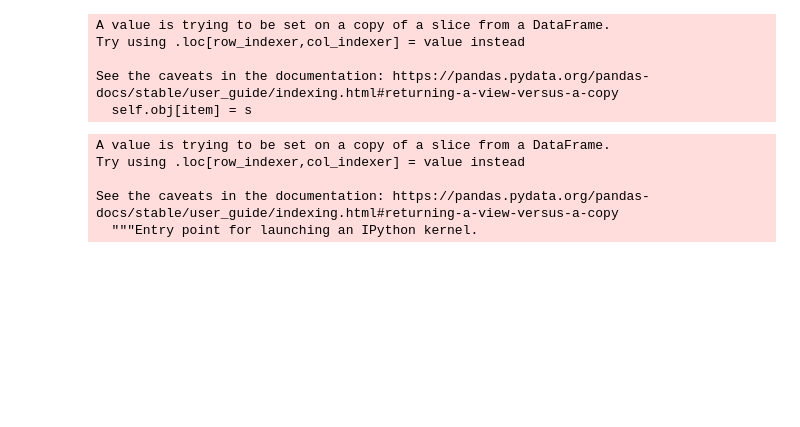
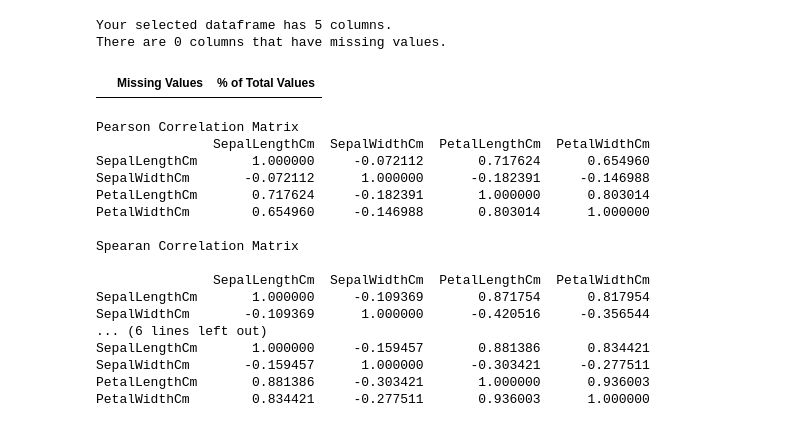
Before and after one commit to CanisiusAVC/GitHub_Projets, a Jupyter notebook: Squirrel_package.ipynb, the cells around one changed output. Saved outputs shown, nothing was run; the diff lists cells and outputs as text; code cells hidden in the pictures; blank space fills up the shorter version.

```diff
--- a/Squirrel_package.ipynb
+++ b/Squirrel_package.ipynb
@@ -70,17 +60,53 @@ sex
-# %%
-copy.loc[:,cat_res.columns[0]] = copy.select_dtypes(exclude="number").dropna()
-# %% [output]
-A value is trying to be set on a copy of a slice from a DataFrame.
-Try using .loc[row_indexer,col_indexer] = value instead
-
-See the caveats in the documentation: https://pandas.pydata.org/pandas-docs/stable/user_guide/indexing.html#returning-a-view-versus-a-copy
-  self.obj[item] = s
-# %%
-copy[cat_res.columns[0]] = copy[cat_res.columns[0]].dropna()
-# %% [output]
-A value is trying to be set on a copy of a slice from a DataFrame.
-Try using .loc[row_indexer,col_indexer] = value instead
-
-See the caveats in the documentation: https://pandas.pydata.org/pandas-docs/stable/user_guide/indexing.html#returning-a-view-versus-a-copy
-  """Entry point for launching an IPython kernel.
+# %%
+def missing_values_table(df):
+        mis_val = df.isnull().sum()
+        mis_val_percent = 100 * df.isnull().sum() / len(df)
+        mis_val_table = pd.concat([mis_val, mis_val_percent], axis=1)
+        mis_val_table_ren_columns = mis_val_table.rename(
+        columns = {0 : 'Missing Values', 1 : '% of Total Values'})
+        mis_val_table_ren_columns = mis_val_table_ren_columns[
+            mis_val_table_ren_columns.iloc[:,1] != 0].sort_values(
+        '% of Total Values', ascending=False).round(1)
+        print ("Your selected dataframe has " + str(df.shape[1]) + " columns.\n"
+            "There are " + str(mis_val_table_ren_columns.shape[0]) +
+              " columns that have missing values.")
+        return mis_val_table_ren_columns
+# %%
+
+missing_values_table(df)
+# %% [output]
+Your selected dataframe has 5 columns.
+There are 0 columns that have missing values.
+|  | Missing Values | % of Total Values |
+# %%
+
+print("Pearson Correlation Matrix\n")
+corrMat_pearson = pd.DataFrame(df.select_dtypes(include="number").corr(method='pearson'))
+print(corrMat_kendal)
+
+print("\nSpearan Correlation Matrix\n")
+corrMat_spearman = pd.DataFrame(df.select_dtypes(include="number").corr(method='spearman'))
+print(corrMat_pearson)
+
+print("\nKenadall Correlation Matrix\n")
+corrMat_kendal = pd.DataFrame(df.select_dtypes(include="number").corr(method='kendall'))
+print(corrMat_spearman)
+# %% [output]
+Pearson Correlation Matrix
+               SepalLengthCm  SepalWidthCm  PetalLengthCm  PetalWidthCm
+SepalLengthCm       1.000000     -0.072112       0.717624      0.654960
+SepalWidthCm       -0.072112      1.000000      -0.182391     -0.146988
+PetalLengthCm       0.717624     -0.182391       1.000000      0.803014
+PetalWidthCm        0.654960     -0.146988       0.803014      1.000000
+
+Spearan Correlation Matrix
+
+               SepalLengthCm  SepalWidthCm  PetalLengthCm  PetalWidthCm
+SepalLengthCm       1.000000     -0.109369       0.871754      0.817954
+SepalWidthCm       -0.109369      1.000000      -0.420516     -0.356544
+... (6 lines left out)
+SepalLengthCm       1.000000     -0.159457       0.881386      0.834421
+SepalWidthCm       -0.159457      1.000000      -0.303421     -0.277511
+PetalLengthCm       0.881386     -0.303421       1.000000      0.936003
+PetalWidthCm        0.834421     -0.277511       0.936003      1.000000
 # %%
```
Also changed, not shown: parts of 17 cells of this notebook.
